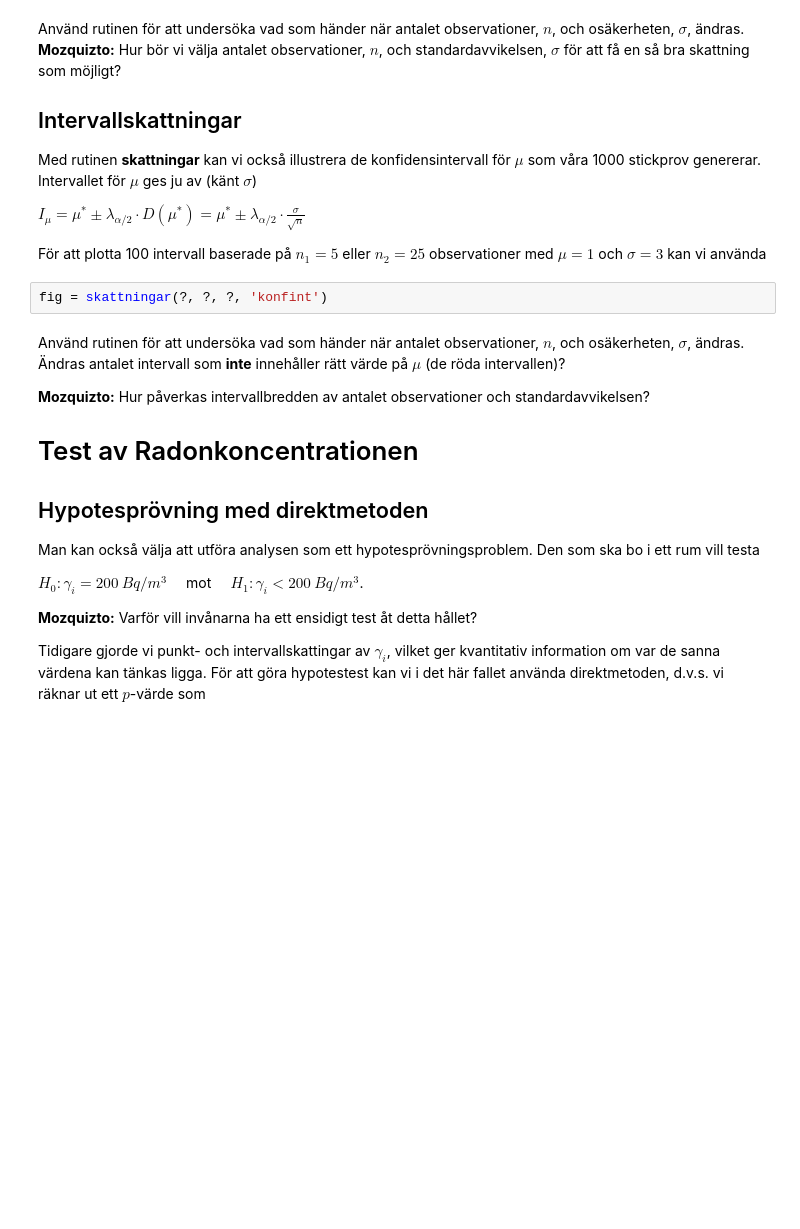
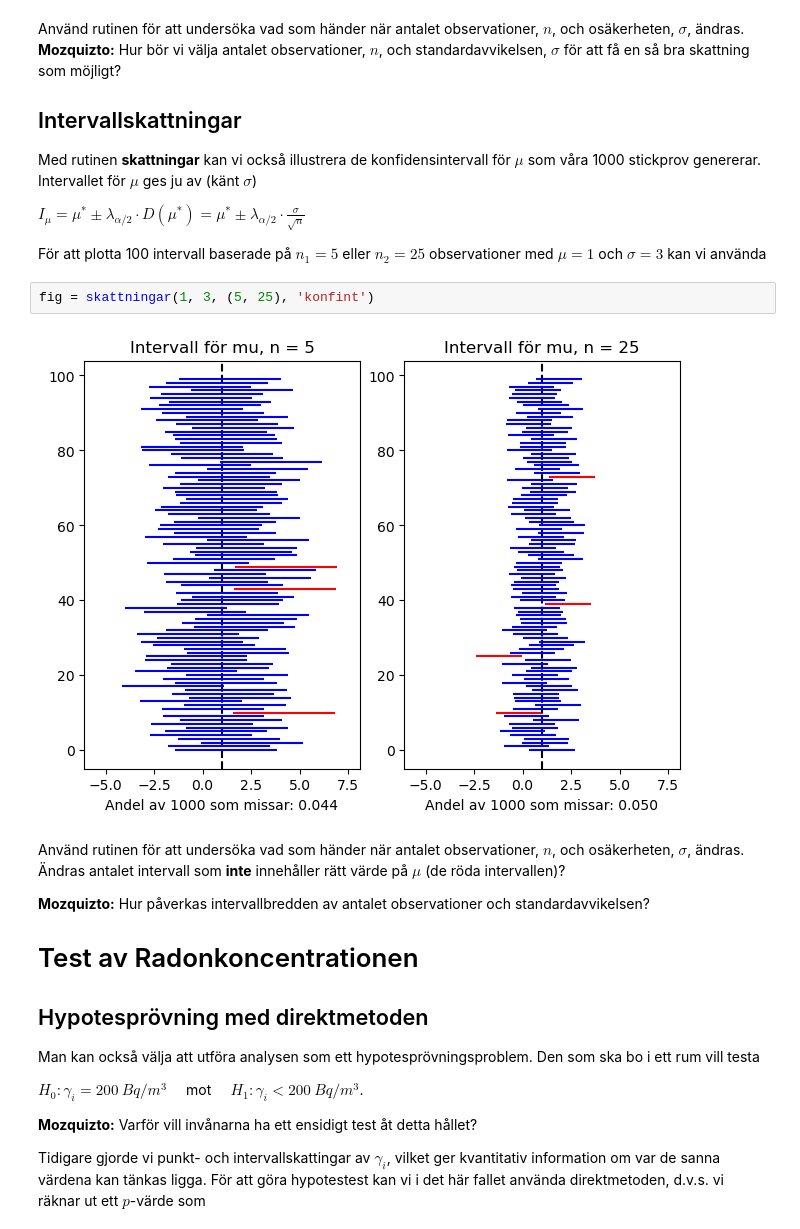
Before and after one commit to Nr755/FMSF20, a Jupyter notebook: lab3/fmsf20_lab3_HT24.ipynb, the cells around one changed output. Drawn from its saved outputs; the diff is of its cells as text; blank space fills up the shorter version.

```diff
--- a/lab3/fmsf20_lab3_HT24.ipynb
+++ b/lab3/fmsf20_lab3_HT24.ipynb
@@ -151,7 +192,9 @@ $I_\mu = \mu^\ast \pm \lambda_{\alpha/2} \cdot D(\mu^\ast) = \mu^\ast \pm \lambd
 
 För att plotta 100 intervall baserade på $n_1=5$ eller $n_2=25$ observationer med $\mu=1$ och $\sigma=3$ kan vi använda
 # %%
-fig = skattningar(?, ?, ?, 'konfint')
+fig = skattningar(1, 3, (5, 25), 'konfint')
+# %% [output]
+[figure, added]
 # %% [markdown]
 Använd rutinen för att undersöka vad som händer när antalet observationer, $n$, och osäkerheten, $\sigma$, ändras. Ändras antalet intervall som **inte** innehåller rätt värde på $\mu$ (de röda intervallen)?
 
```
Also changed, not shown: parts of 25 cells of this notebook.
